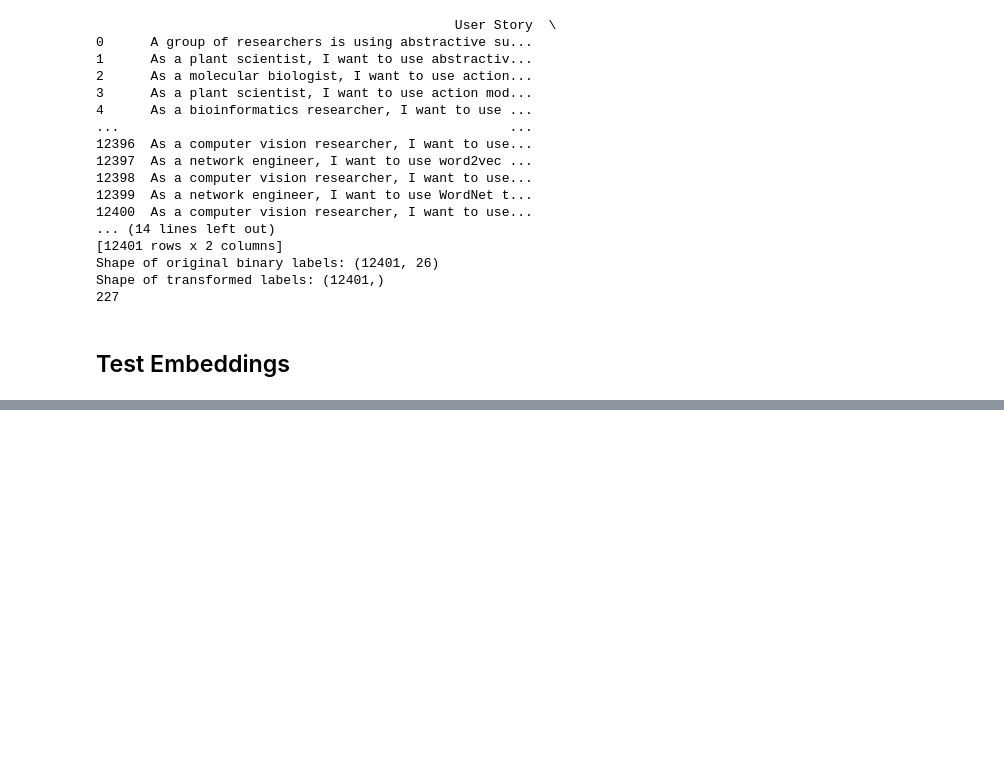
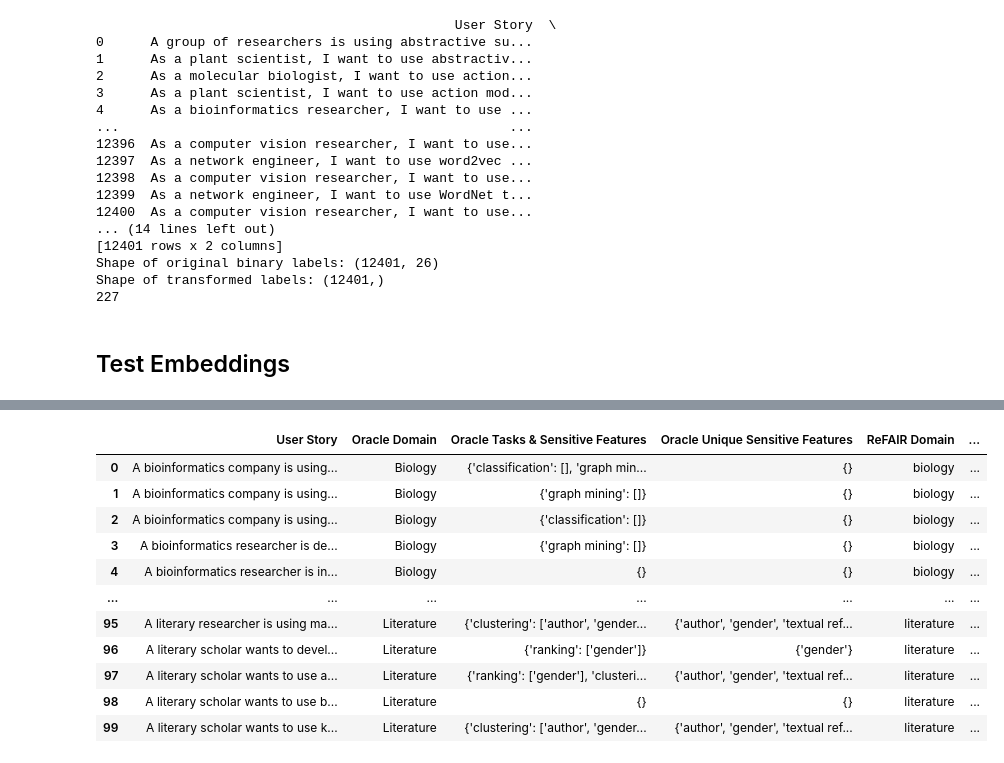
Before and after one commit to AhmedRadwan02/CanWeTrustReFAIR, a Jupyter notebook: PlayGround.ipynb, the cells around one changed output, grey strips where cells are left out. Drawn from its saved outputs; the diff is of its cells as text; code cells hidden in the pictures; blank space fills up the shorter version.

```diff
--- a/PlayGround.ipynb
+++ b/PlayGround.ipynb
@@ -277,0 +280,9 @@ print(performance_df)
+# %%
+import pandas as pd
+import pickle
+from Embeddings import Embedders_Five
+data = pd.read_excel("./Dataset/SensitiveFeaturesValidation_Data/oracle-predictions.xlsx")
+domain_task_mapping = pd.read_csv("./Dataset/domains-tasks-mapping.csv")
+domains_mapping = pd.read_csv("./Dataset/Feature_Extraction/domains-features-mapping.csv")
+tasks_mapping = pd.read_csv("./Dataset/Feature_Extraction/tasks-features-mapping.csv")
+data.head(15)
@@ -277,0 +319,87 @@ print(performance_df)
+# %%
+# Use the exact same order as during training
+model_domains = np.array(['Biology', 'Plant Science', 'Economics', 'Finance & Marketing',
+       'Information Systems', 'News', 'Law', 'Political Science', 'Library',
+       'Linguistics', 'Literature', 'Cardiology', 'Dermatology', 'Endocrinology',
+       'Health', 'Medicine', 'Nephrology', 'Pediatrics', 'Pharmacology', 'Psychology',
+       'Radiology', 'Psycology', 'Demography', 'Education', 'Social Media',
+       'Social Networks', 'Social Work', 'Sociology', 'Transportation',
+       'Urban Studies', 'Demograpy', 'Social networks', 'Social work', 'Movies',
+       'Music', 'Sport', 'Computer Networks', 'Computer Vision'])
+
+def standardize_domain(predicted_idx):
+    """Maps the predicted index to standardized domain name"""
+    predicted_domain = model_domains[predicted_idx].lower()
+
+    # Fix known typos
+    if predicted_domain == 'psycology':
+        return 'psychology'
+    elif predicted_domain == 'demograpy':
+        return 'demography'
+    elif predicted_domain == 'social networks':  # Handle duplicate with different case
+        return 'social networks'
+    elif predicted_domain == 'social work':      # Handle duplicate with different case
+        return 'social work'
+
+    return predicted_domain
+
+# Process predictions
+refair_predictions = []
+
+for i in range(len(data)):
+    user_story = data.iloc[i]['User Story']
+
+    # Get standardized domain prediction
+    predicted_domain = standardize_domain(domain_predictions[i])
+
+    # Rest of your prediction code...
+    task_vector = task_predictions[i].toarray()[0]
+    predicted_tasks = [mltasks_classes[j] for j, val in enumerate(task_vector) if val == 1]
+
+    # Format tasks dictionary
+    tasks_features_dict = {}
+    if predicted_tasks:
+        for task in predicted_tasks:
+            # Check if task is valid for predicted domain
+            valid_task = domain_task_mapping[
+                (domain_task_mapping['Domain'].str.lower() == predicted_domain.lower()) &
+                (domain_task_mapping['Task'].str.lower() == task.lower())
+            ].shape[0] > 0
+
+            if valid_task:
+                tasks_features_dict[task] = []
+
+    # Get sensitive features
+    if tasks_features_dict:
+        refair_tasks_features = mapper.get_sensitive_features(list(tasks_features_dict.keys()), predicted_domain)
+        refair_unique_features = mapper.get_unique_sensitive_features(list(tasks_features_dict.keys()), predicted_domain)
+    else:
+        refair_tasks_features = {}
+        refair_unique_features = set()
+
+    refair_row = {
+        'User Story': user_story,
+        'ReFAIR Domain': predicted_domain,
+        'ReFAIR Tasks & Sensitive Features': str(refair_tasks_features),
+        'ReFAIR Unique Sensitive Features': str(refair_unique_features)
+    }
+    refair_predictions.append(refair_row)
+
+# Convert to DataFrame
+refair_df = pd.DataFrame(refair_predictions)
+final_df = pd.concat([data, refair_df[['ReFAIR Domain', 'ReFAIR Tasks & Sensitive Features', 'ReFAIR Unique Sensitive Features']]], axis=1)
+
+final_df.head(100)
+# %% [output]
+|  | User Story | Oracle Domain | Oracle Tasks & Sensitive Features | Oracle Unique Sensitive Features | ReFAIR Domain | ... |
+| 0 | A bioinformatics company is using... | Biology | {'classification': [], 'graph min... | {} | biology | ... |
+| 1 | A bioinformatics company is using... | Biology | {'graph mining': []} | {} | biology | ... |
+| 2 | A bioinformatics company is using... | Biology | {'classification': []} | {} | biology | ... |
+| 3 | A bioinformatics researcher is de... | Biology | {'graph mining': []} | {} | biology | ... |
+| 4 | A bioinformatics researcher is in... | Biology | {} | {} | biology | ... |
+| ... | ... | ... | ... | ... | ... | ... |
+| 95 | A literary researcher is using ma... | Literature | {'clustering': ['author', 'gender... | {'author', 'gender', 'textual ref... | literature | ... |
+| 96 | A literary scholar wants to devel... | Literature | {'ranking': ['gender']} | {'gender'} | literature | ... |
+| 97 | A literary scholar wants to use a... | Literature | {'ranking': ['gender'], 'clusteri... | {'author', 'gender', 'textual ref... | literature | ... |
+| 98 | A literary scholar wants to use b... | Literature | {} | {} | literature | ... |
+| 99 | A literary scholar wants to use k... | Literature | {'clustering': ['author', 'gender... | {'author', 'gender', 'textual ref... | literature | ... |
```
Also changed, not shown: parts of 6 cells of this notebook, 7 other files.
